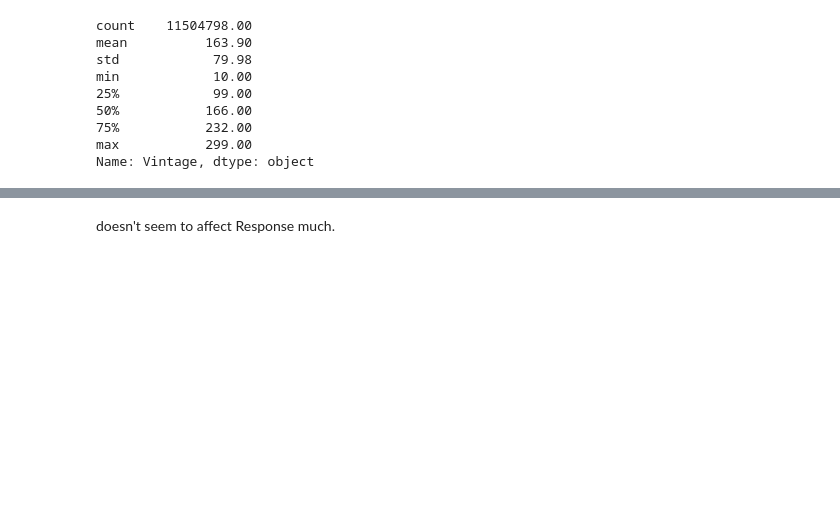
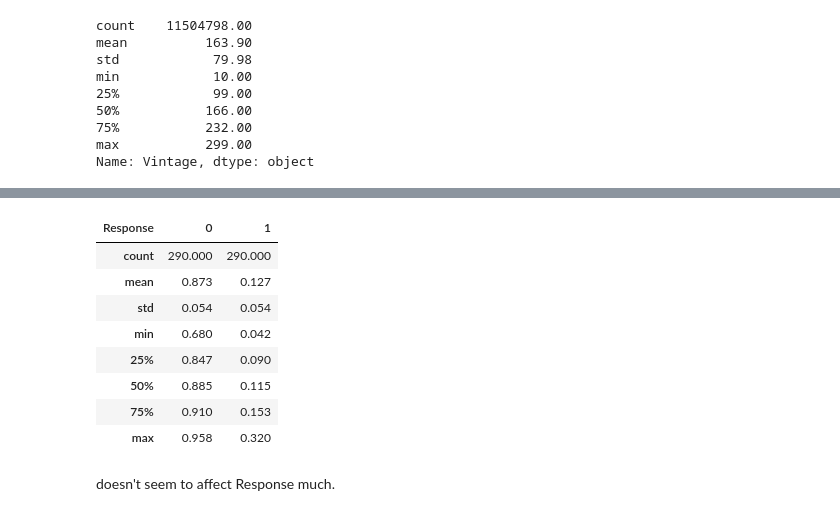
Before and after one commit to sailormarc/insurance-cross-selling, a Jupyter notebook: code/EDA.ipynb, the cells around one changed output, grey strips where cells are left out. Cells and saved outputs as stored; diff of their text form; code cells hidden in the pictures; blank space fills up the shorter version.

```diff
--- a/code/EDA.ipynb
+++ b/code/EDA.ipynb
@@ -198,3 +200,17 @@ pd.crosstab(df['Vintage'], df['Response'], normalize = 'index')
+# %%
+# TODO: I suggest we can look at statistical metrics of the crosstab before dismissing it after an inspection by eye
+    # some Vintages seem to have an impact on Response, no?
+pd.crosstab(df['Vintage'], df['Response'], normalize = 'index').describe()
+# %% [output]
+| Response | 0 | 1 |
+| count | 290.000 | 290.000 |
+| mean | 0.873 | 0.127 |
+| std | 0.054 | 0.054 |
+| min | 0.680 | 0.042 |
+| 25% | 0.847 | 0.090 |
+| 50% | 0.885 | 0.115 |
+| 75% | 0.910 | 0.153 |
+| max | 0.958 | 0.320 |
 # %% [markdown]
 doesn't seem to affect Response much.
 # %% [markdown]
```
Also changed, not shown: parts of 13 cells of this notebook, 1 other file.
